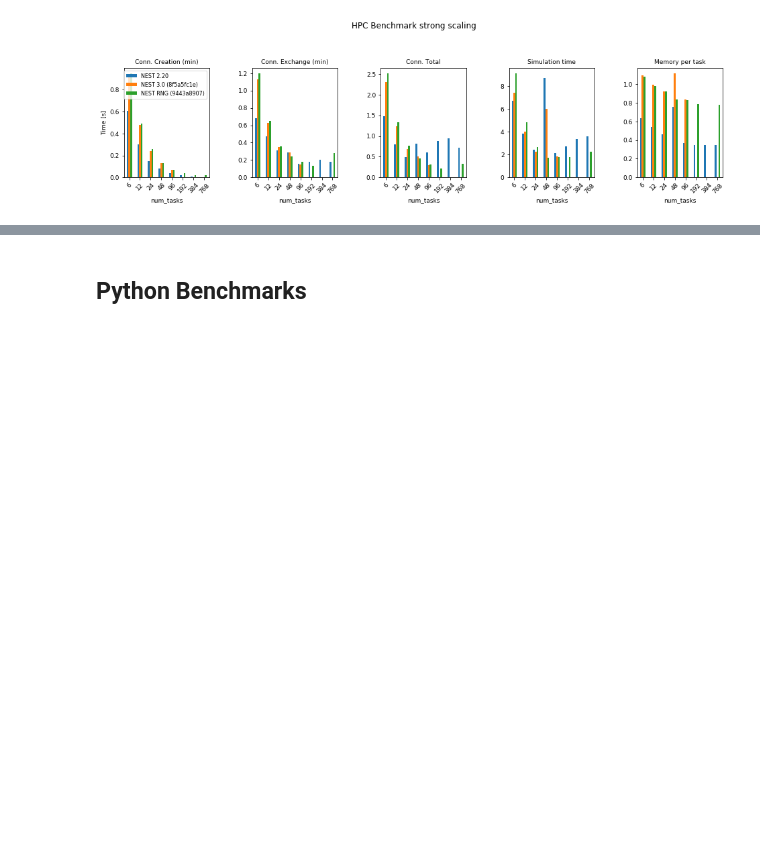
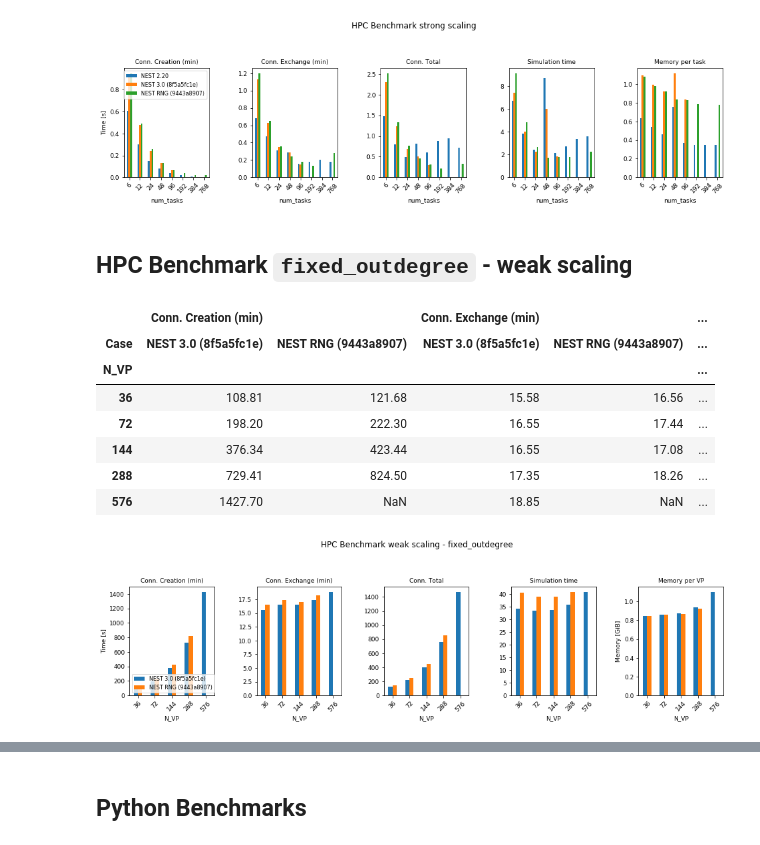
Before and after one commit to INM-6/beNNch, a Jupyter notebook: results/NEST_3_0_benchmark_results/new_random_number.ipynb, the cells around one changed output, grey strips where cells are left out. Saved outputs shown, nothing was run; the diff lists cells and outputs as text; code cells hidden in the pictures; blank space fills up the shorter version.

```diff
--- a/results/NEST_3_0_benchmark_results/new_random_number.ipynb
+++ b/results/NEST_3_0_benchmark_results/new_random_number.ipynb
@@ -199,3 +199,29 @@ hpc_strong_p
 | 384 | 0.01 | NaN | 0.02 | 0.20 | ... |
 | 768 | 0.00 | NaN | 0.02 | 0.18 | ... |
 [figure]
+# %% [markdown]
+## HPC Benchmark `fixed_outdegree` - weak scaling
+# %%
+hpc_out_8f = pd.read_csv('results/hpc_benchmark_3_0_8f5a5fc1e_daint_out.csv')
+hpc_out_8f['Case'] = ['NEST 3.0 (8f5a5fc1e)'] * len(hpc_out_8f)
+
+hpc_out_rng = pd.read_csv('results/rng/hpc_benchmark_rng_9443a8907_daint_out.csv')
+hpc_out_rng['Case'] = ['NEST RNG (9443a8907)'] * len(hpc_out_rng)
+
+hpc_out = pd.concat([hpc_out_8f, hpc_out_rng])
+
+hpc_out = calculate_T_conn_and_memory(hpc_out)
+hpc_out_p = plot_compare(hpc_out, 'figures/rng/hpc_benchmark_weak_scaling_out.pdf', legend_loc='lower left',
+                         title='HPC Benchmark weak scaling - fixed_outdegree')
+
+hpc_out_p
+# %% [output]
+|  | Conn. Creation (min) |  | Conn. Exchange (min) |  | ... |
+| Case | NEST 3.0 (8f5a5fc1e) | NEST RNG (9443a8907) | NEST 3.0 (8f5a5fc1e) | NEST RNG (9443a8907) | ... |
+| N_VP |  |  |  |  | ... |
+| 36 | 108.81 | 121.68 | 15.58 | 16.56 | ... |
+| 72 | 198.20 | 222.30 | 16.55 | 17.44 | ... |
+| 144 | 376.34 | 423.44 | 16.55 | 17.08 | ... |
+| 288 | 729.41 | 824.50 | 17.35 | 18.26 | ... |
+| 576 | 1427.70 | NaN | 18.85 | NaN | ... |
+[figure, added]
```
Also changed, not shown: parts of 7 cells of this notebook, 10 other files.
